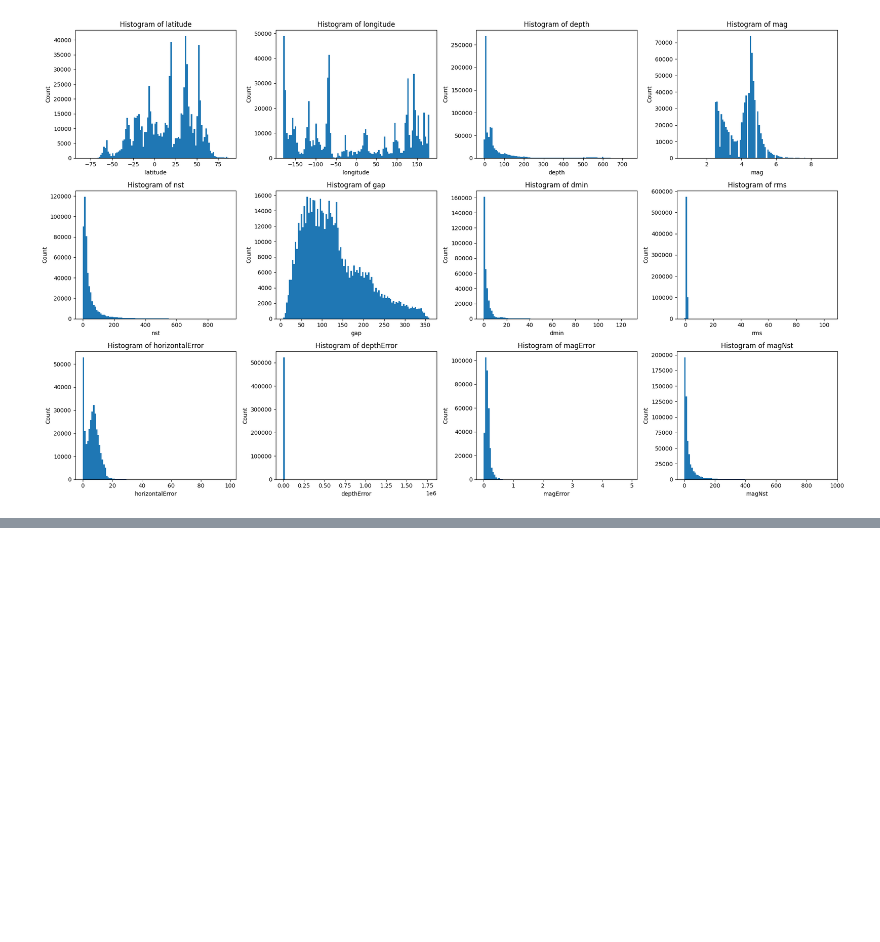
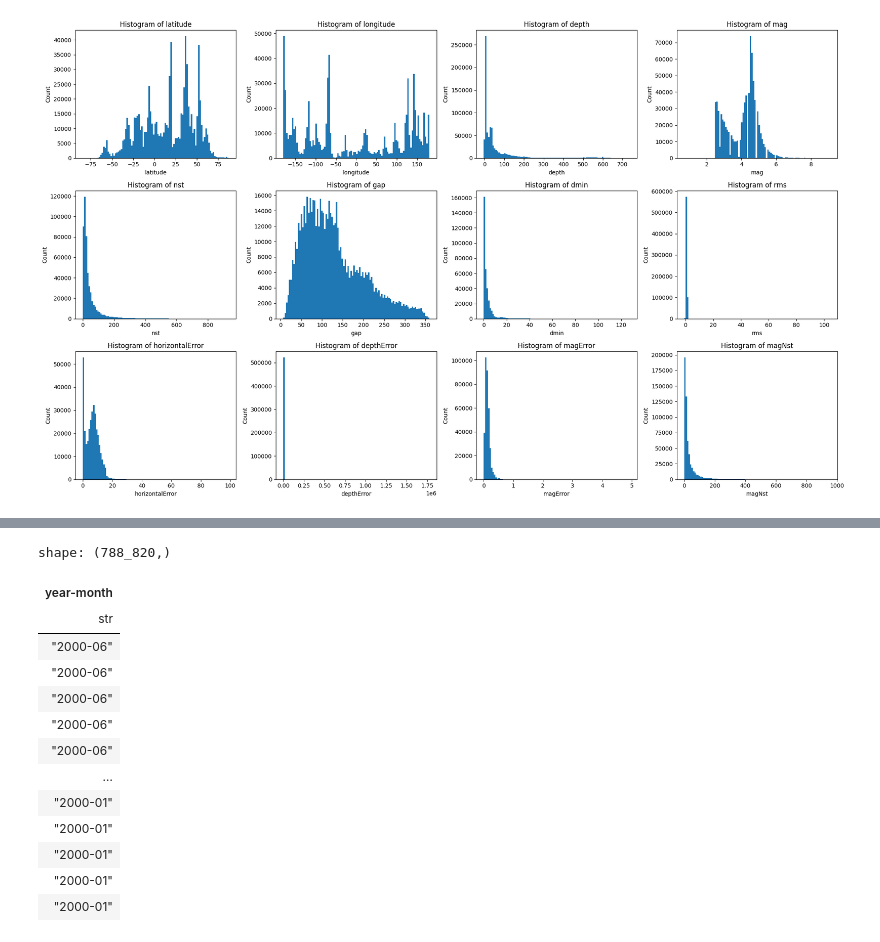
Before and after one commit to psiku/FO--ml-seismic-classifier, a Jupyter notebook: notebooks/data_analysis.ipynb, the cells around one changed output, grey strips where cells are left out. Drawn from its saved outputs; the diff is of its cells as text; code cells hidden in the pictures; blank space fills up the shorter version.

```diff
--- a/notebooks/data_analysis.ipynb
+++ b/notebooks/data_analysis.ipynb
@@ -82,0 +206,17 @@ create_histograms(train_df, numerical_columns)
+# %%
+train_df['year-month']
+# %% [output]
+shape: (788_820,)
+| year-month |
+| str |
+| "2000-06" |
+| "2000-06" |
+| "2000-06" |
+| "2000-06" |
+| "2000-06" |
+| … |
+| "2000-01" |
+| "2000-01" |
+| "2000-01" |
+| "2000-01" |
+| "2000-01" |
```
Also changed, not shown: parts of 17 cells of this notebook, 2 other files.
